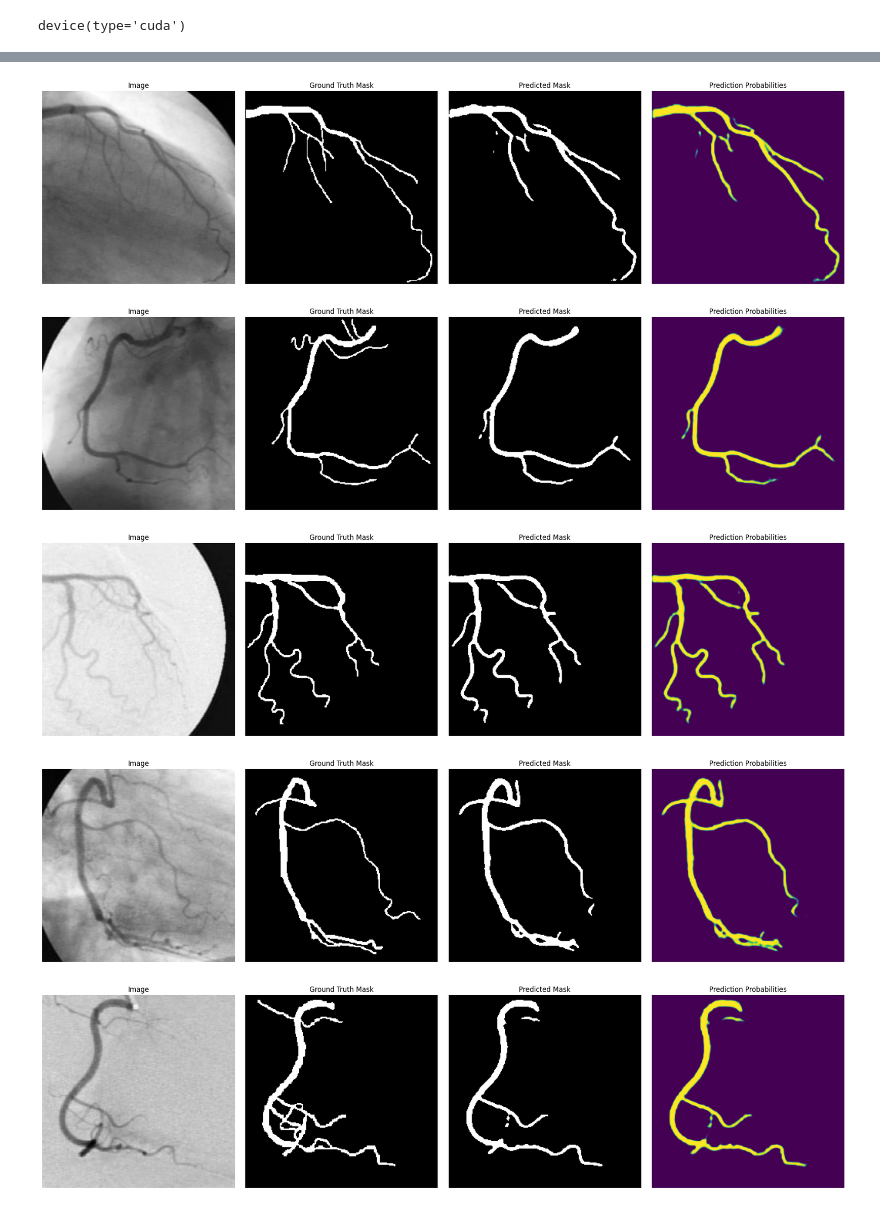
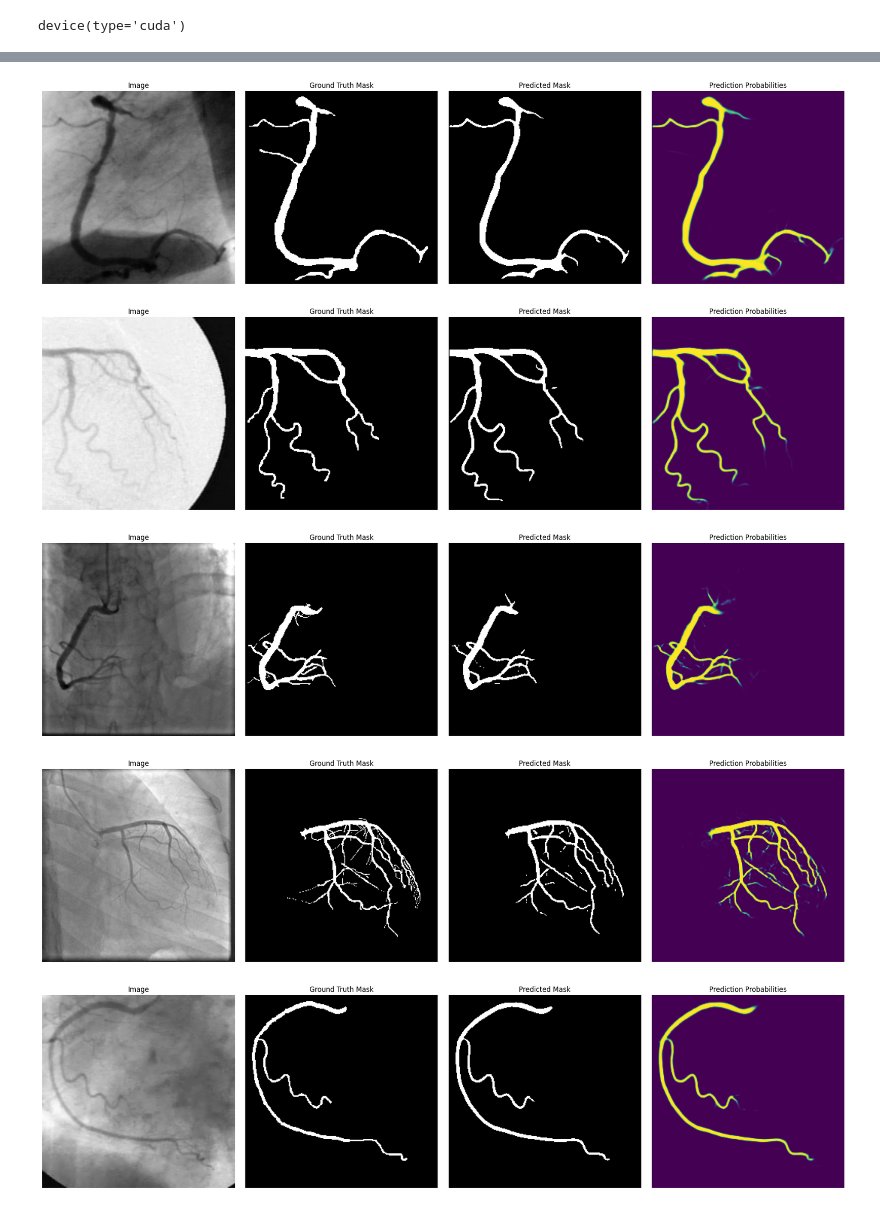
Before and after one commit to lkwinta/coronary-stenosis-detection, a Jupyter notebook: notebooks/load_model.ipynb, the cells around one changed output, grey strips where cells are left out. Saved outputs shown, nothing was run; the diff lists cells and outputs as text; code cells hidden in the pictures.

```diff
--- a/notebooks/load_model.ipynb
+++ b/notebooks/load_model.ipynb
@@ -21,7 +18,7 @@ device
 # %% [output]
 device(type='cuda')
 # %%
-model = CoronaryUNetCustom(encoder_name="resnet18").to(device)
+model = CoronaryUNetPP(encoder_name="resnet34").to(device)
 model.load_state_dict(
     torch.load(
         "../models/best_coronary_unet.pth", weights_only=True, map_location=device
@@ -54,15 +46,17 @@ _, val_pairs = train_test_split(pairs, test_size=0.25, random_state=42)
 # %%
-BATCH_SIZE = 4
-IMG_SIZE = 250
+BATCH_SIZE = 1
+IMG_SIZE = 256
+IMAGE_DIR_DCA1 = "raw_datasets/DCA1/Database_134_Angiograms"
+IMAGE_DIR_FS_CAD = "raw_datasets/FS-CAD/FS-CAD"
 
-val_ds = DCA1Dataset(
-    image_dir=IMAGE_DIR,
-    pairs=val_pairs,
+test_ds = DCA1FSCADDataset(
+    dca1_image_dir=f"{IMAGE_DIR_DCA1}/test",
+    fs_cad_image_dir=f"{IMAGE_DIR_FS_CAD}/test",
     transform=get_val_transforms(IMG_SIZE),
 )
 
-val_loader = DataLoader(
-    val_ds,
+test_loader = DataLoader(
+    test_ds,
     batch_size=BATCH_SIZE,
     shuffle=False,
     num_workers=2,
@@ -70,32 +64,31 @@ val_loader = DataLoader(
 )
 # %%
 with torch.no_grad():
-    val_loader_iter = iter(val_loader)
-    for i in range(5 // BATCH_SIZE + 1):
-        images, masks = next(val_loader_iter)
+    test_loader_iter = iter(test_loader)
+    for i in range(5):
+        images, masks = next(test_loader_iter)
         images = images.to(device)
         masks = masks.to(device)
 
         probs = model.predict_proba(images)
         preds = (probs > 0.5).float()
 
-        for j in range(min(4, images.size(0))):
-            show_image(
-                images[j, 0].cpu().numpy(),
-                masks[j, 0].cpu().numpy(),
-                preds[j, 0].cpu().numpy(),
-                probs[j, 0].cpu().numpy(),
-                titles=[
-                    "Image",
-                    "Ground Truth Mask",
-                    "Predicted Mask",
-                    "Prediction Probabilities",
-                ],
-                cmap=["gray", "gray", "gray", None],
-            )
+        show_image(
+            images[0, 0].cpu().numpy(),
+            masks[0, 0].cpu().numpy(),
+            preds[0, 0].cpu().numpy(),
+            probs[0, 0].cpu().numpy(),
+            titles=[
+                "Image",
+                "Ground Truth Mask",
+                "Predicted Mask",
+                "Prediction Probabilities",
+            ],
+            cmap=["gray", "gray", "gray", None],
+        )
 # %% [output]
-[figure, old version]
+[figure, new version]
-[figure, old version]
+[figure, new version]
-[figure, old version]
+[figure, new version]
-[figure, old version]
+[figure, new version]
-[figure, old version]
+[figure, new version]
```
Also changed, not shown: parts of 4 cells of this notebook, 25 other files.
